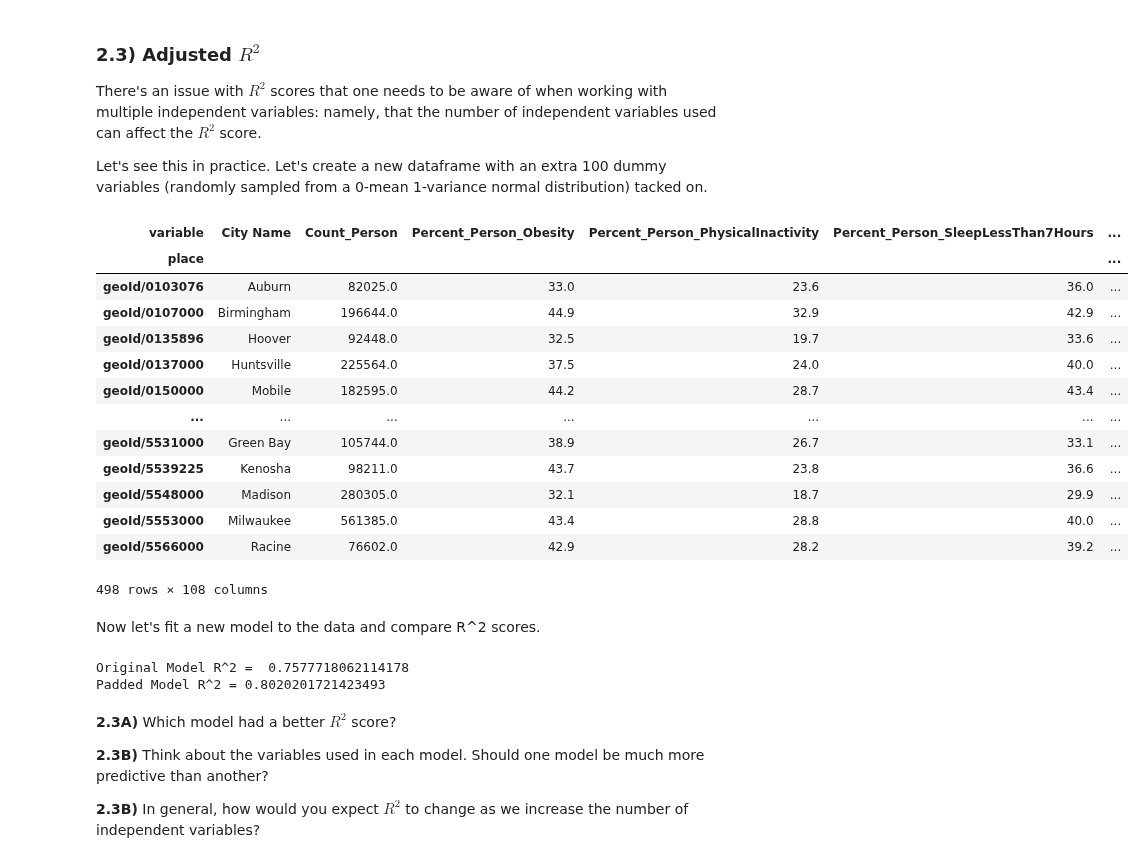
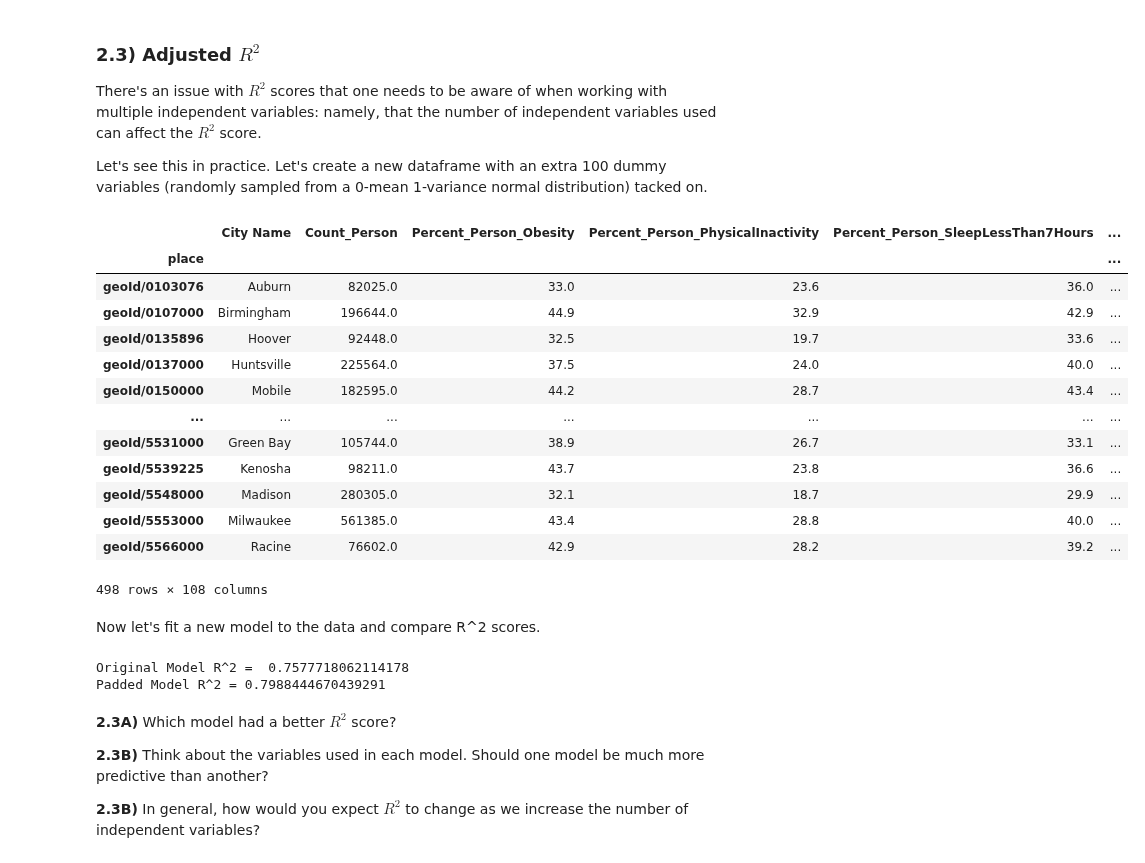
Before and after one commit to datacommonsorg/api-python, a Jupyter notebook: Regression_Evaluation_and_Interpretation.ipynb, the cells around one changed output. Drawn from its saved outputs; the diff is of its cells as text; code cells hidden in the pictures.

```diff
--- a/Regression_Evaluation_and_Interpretation.ipynb
+++ b/Regression_Evaluation_and_Interpretation.ipynb
@@ -300,30 +302,34 @@ Model R^2 = 0.7577718062114178
 There's an issue with $R^2$ scores that one needs to be aware of when working with multiple independent variables: namely, that the number of independent variables used can affect the $R^2$ score.
 
 Let's see this in practice. Let's create a new dataframe with an extra 100 dummy variables (randomly sampled from a 0-mean 1-variance normal distribution) tacked on.
-# %%
-# Pad our dataframe with more random variables
-df_padded = df.copy()
-num_rows = len(df.index)
-for i in range(100):
-  var_name = f"Random Variable {i}"
-  random_data = np.random.normal(size=(num_rows, 1))
-  df_padded[var_name] = random_data
-display(df_padded)
-# %% [output]
-| variable | City Name | Count_Person | Percent_Person_Obesity | Percent_Person_PhysicalInactivity | Percent_Person_SleepLessThan7Hours | ... |
-| place |  |  |  |  |  | ... |
-| geoId/0103076 | Auburn | 82025.0 | 33.0 | 23.6 | 36.0 | ... |
-| geoId/0107000 | Birmingham | 196644.0 | 44.9 | 32.9 | 42.9 | ... |
-| geoId/0135896 | Hoover | 92448.0 | 32.5 | 19.7 | 33.6 | ... |
-| geoId/0137000 | Huntsville | 225564.0 | 37.5 | 24.0 | 40.0 | ... |
-| geoId/0150000 | Mobile | 182595.0 | 44.2 | 28.7 | 43.4 | ... |
-| ... | ... | ... | ... | ... | ... | ... |
-| geoId/5531000 | Green Bay | 105744.0 | 38.9 | 26.7 | 33.1 | ... |
-| geoId/5539225 | Kenosha | 98211.0 | 43.7 | 23.8 | 36.6 | ... |
-| geoId/5548000 | Madison | 280305.0 | 32.1 | 18.7 | 29.9 | ... |
-| geoId/5553000 | Milwaukee | 561385.0 | 43.4 | 28.8 | 40.0 | ... |
-| geoId/5566000 | Racine | 76602.0 | 42.9 | 28.2 | 39.2 | ... |
-498 rows × 108 columns
+# %%
+# Pad our dataframe with more random variables
+num_rows = len(df.index)
+num_new_columns = 100
+random_data = np.random.normal(loc=0, scale=1, size=(num_rows, num_new_columns))
+new_column_names = [f"Random Variable {i}" for i in range(num_new_columns)]
+random_data_df = pd.DataFrame(
+    random_data,
+    columns=new_column_names,
+    index=df.index
+)
+df_padded = pd.concat([df, random_data_df], axis=1)
+display(df_padded)
+# %% [output]
+|  | City Name | Count_Person | Percent_Person_Obesity | Percent_Person_PhysicalInactivity | Percent_Person_SleepLessThan7Hours | ... |
+| place |  |  |  |  |  | ... |
+| geoId/0103076 | Auburn | 82025.0 | 33.0 | 23.6 | 36.0 | ... |
+| geoId/0107000 | Birmingham | 196644.0 | 44.9 | 32.9 | 42.9 | ... |
+| geoId/0135896 | Hoover | 92448.0 | 32.5 | 19.7 | 33.6 | ... |
+| geoId/0137000 | Huntsville | 225564.0 | 37.5 | 24.0 | 40.0 | ... |
+| geoId/0150000 | Mobile | 182595.0 | 44.2 | 28.7 | 43.4 | ... |
+| ... | ... | ... | ... | ... | ... | ... |
+| geoId/5531000 | Green Bay | 105744.0 | 38.9 | 26.7 | 33.1 | ... |
+| geoId/5539225 | Kenosha | 98211.0 | 43.7 | 23.8 | 36.6 | ... |
+| geoId/5548000 | Madison | 280305.0 | 32.1 | 18.7 | 29.9 | ... |
+| geoId/5553000 | Milwaukee | 561385.0 | 43.4 | 28.8 | 40.0 | ... |
+| geoId/5566000 | Racine | 76602.0 | 42.9 | 28.2 | 39.2 | ... |
+498 rows × 108 columns
 # %% [markdown]
 Now let's fit a new model to the data and compare R^2 scores.
 # %%
@@ -339,7 +345,7 @@ print("Original Model R^2 = ", results.rsquared)
 print("Padded Model R^2 =", padded_results.rsquared)
 # %% [output]
 Original Model R^2 =  0.7577718062114178
-Padded Model R^2 = 0.8020201721423493
+Padded Model R^2 = 0.7988444670439291
 # %% [markdown]
 **2.3A)** Which model had a better $R^2$ score?
 
```
Also changed, not shown: parts of 4 cells of this notebook.
